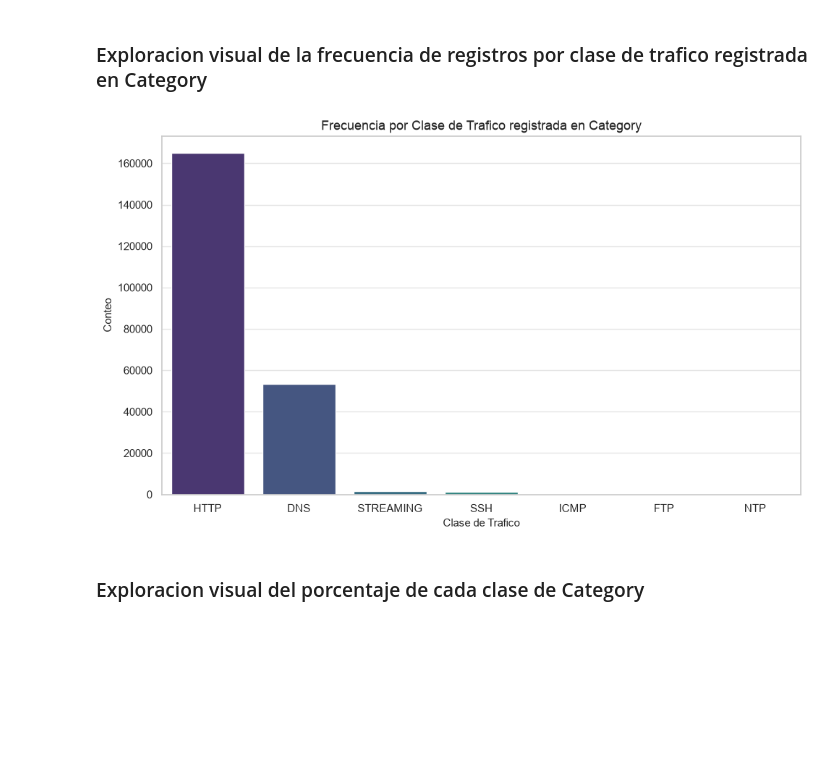
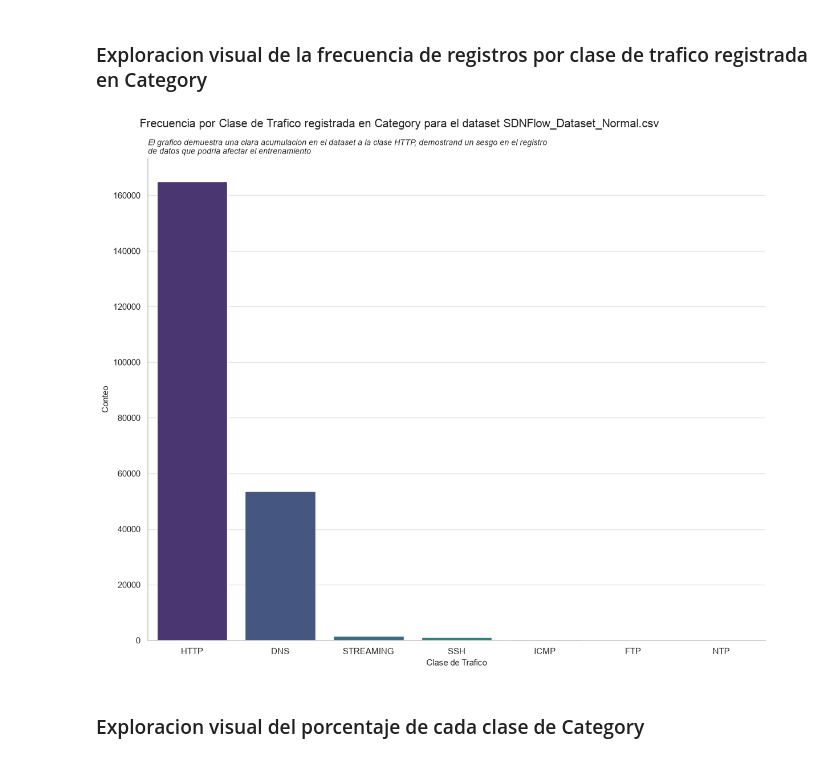
Before and after one commit to Volv1t3/SDN-Thesis-Project, a Jupyter notebook: src/main/python/model/SDN-MPLS-ML-TechDemonstrator-Dataset-EDA.ipynb, the cells around one changed output. Drawn from its saved outputs; the diff is of its cells as text; code cells hidden in the pictures; blank space fills up the shorter version.

```diff
--- a/src/main/python/model/SDN-MPLS-ML-TechDemonstrator-Dataset-EDA.ipynb
+++ b/src/main/python/model/SDN-MPLS-ML-TechDemonstrator-Dataset-EDA.ipynb
@@ -1742,14 +1445,22 @@ Todas las clases esperadas presentes: True
 # %% [markdown]
 ### Exploracion visual de la frecuencia de registros por clase de trafico registrada en Category
 # %%
-plt.figure(figsize=(10, 6))
-sns.barplot(data=valid_category_distribution, x="Class", y="Count", palette="viridis")
-plt.title("Frecuencia por Clase de Trafico registrada en Category")
+fig, axes = plt.subplots(1,1,figsize=(12, 10))
+sns.barplot(data=category_distribution, x="Class", y="Count", palette="viridis", ax=axes)
+plt.suptitle(f"Frecuencia por Clase de Trafico registrada en Category para el dataset {DATA_PATH.name}",x=0.45)
+plt.title('El grafico demuestra una clara acumulacion en el dataset a la clase HTTP, demostrand un sesgo en el registro\nde datos que podria afectar el entrenamiento', loc="left", x=0, fontdict={
+    'style':'italic',
+    'size':10
+})
+axes.spines['top'].set_visible(False)
+axes.spines['right'].set_visible(False)
 plt.xlabel("Clase de Trafico")
 plt.ylabel("Conteo")
+
+
 finalize_figure("04_clase_frecuencia")
 # %% [output]
-[figure, old version]
+[figure, new version]
 # %% [markdown]
 ### Exploracion visual del porcentaje de cada clase de Category
 # %%
```
Also changed, not shown: parts of 28 cells of this notebook, 53 other files.
